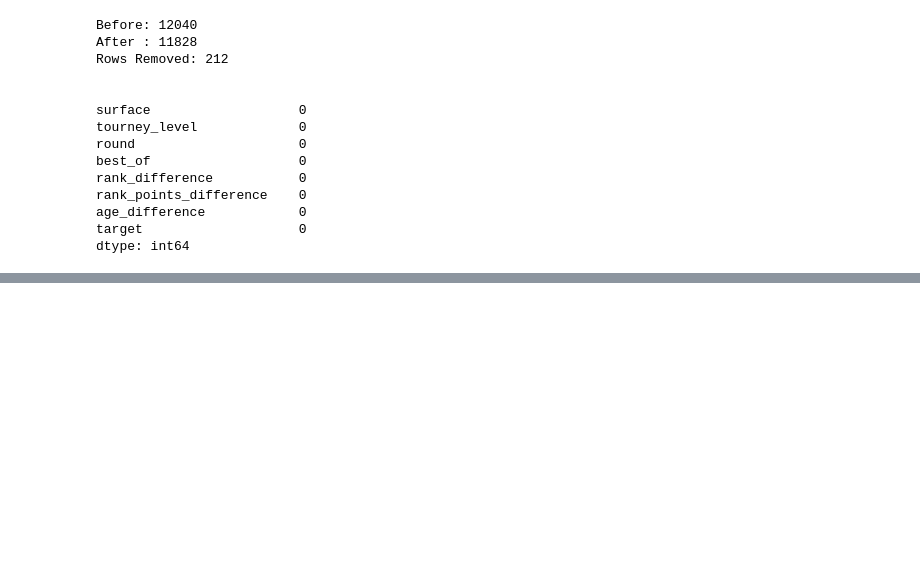
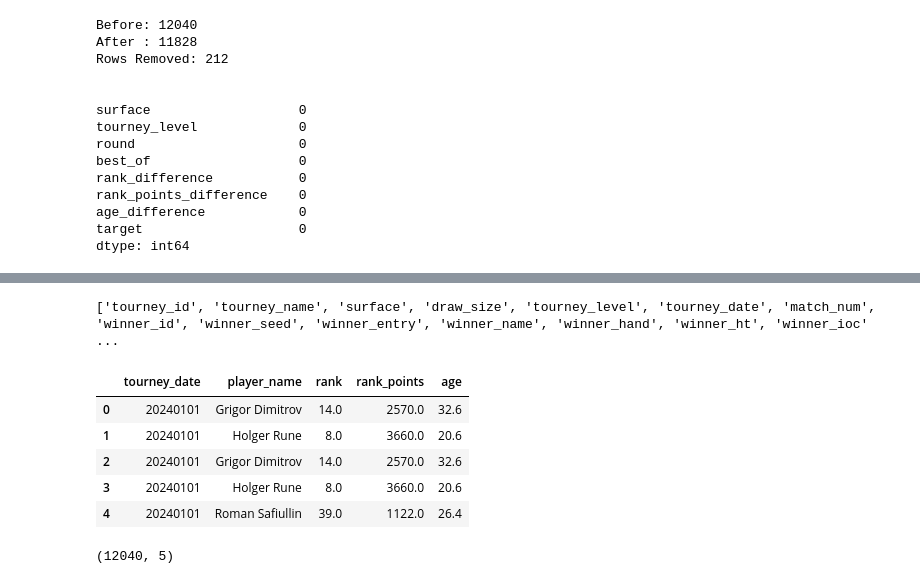
Before and after one commit to nandinipatni/AcePredict, a Jupyter notebook: notebooks/02_feature_engineering.ipynb, the cells around one changed output, grey strips where cells are left out. Cells and saved outputs as stored; diff of their text form; code cells hidden in the pictures; blank space fills up the shorter version.

```diff
--- a/notebooks/02_feature_engineering.ipynb
+++ b/notebooks/02_feature_engineering.ipynb
@@ -259,0 +540,48 @@ dtype: int64
+# %%
+print(df.columns.tolist())
+# %% [output]
+['tourney_id', 'tourney_name', 'surface', 'draw_size', 'tourney_level', 'tourney_date', 'match_num', 'winner_id', 'winner_seed', 'winner_entry', 'winner_name', 'winner_hand', 'winner_ht', 'winner_ioc' ...
+# %%
+players_winners = df[[
+    "tourney_date",
+    "winner_name",
+    "winner_rank",
+    "winner_rank_points",
+    "winner_age"
+]].rename(columns={
+    "winner_name": "player_name",
+    "winner_rank": "rank",
+    "winner_rank_points": "rank_points",
+    "winner_age": "age"
+})
+
+players_losers = df[[
+    "tourney_date",
+    "loser_name",
+    "loser_rank",
+    "loser_rank_points",
+    "loser_age"
+]].rename(columns={
+    "loser_name": "player_name",
+    "loser_rank": "rank",
+    "loser_rank_points": "rank_points",
+    "loser_age": "age"
+})
+
+players = pd.concat([
+    players_winners,
+    players_losers
+])
+
+players.head()
+# %% [output]
+|  | tourney_date | player_name | rank | rank_points | age |
+| 0 | 20240101 | Grigor Dimitrov | 14.0 | 2570.0 | 32.6 |
+| 1 | 20240101 | Holger Rune | 8.0 | 3660.0 | 20.6 |
+| 2 | 20240101 | Grigor Dimitrov | 14.0 | 2570.0 | 32.6 |
+| 3 | 20240101 | Holger Rune | 8.0 | 3660.0 | 20.6 |
+| 4 | 20240101 | Roman Safiullin | 39.0 | 1122.0 | 26.4 |
+# %%
+print(players.shape)
+# %% [output]
+(12040, 5)
```
Also changed, not shown: parts of 29 cells of this notebook, 3 other files.
